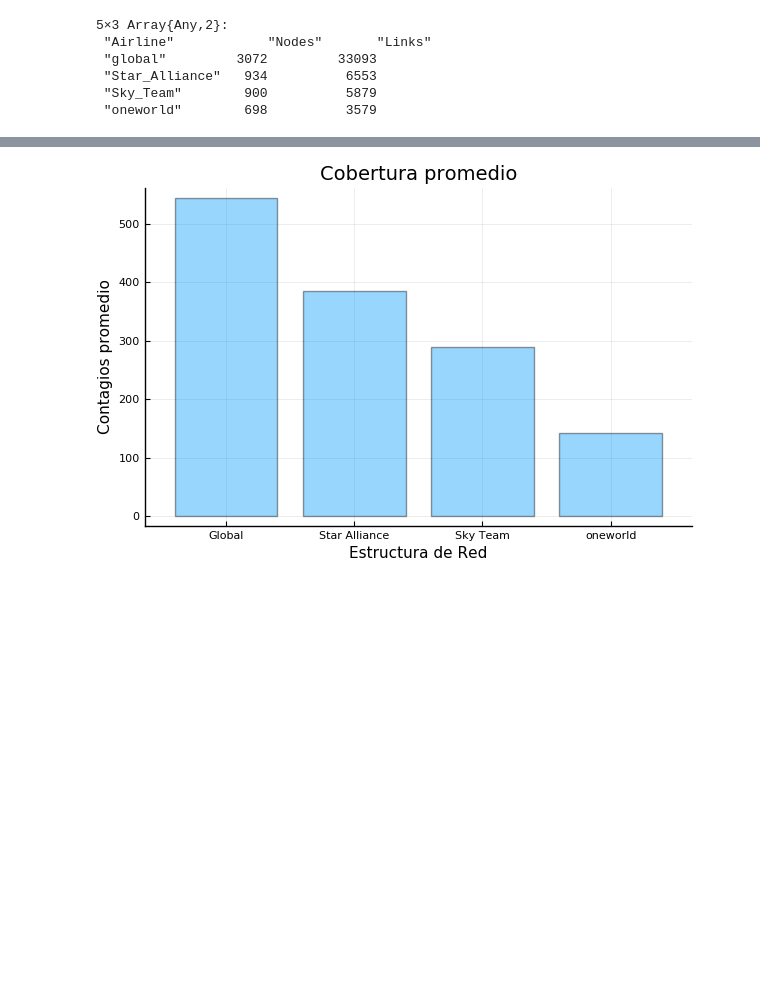
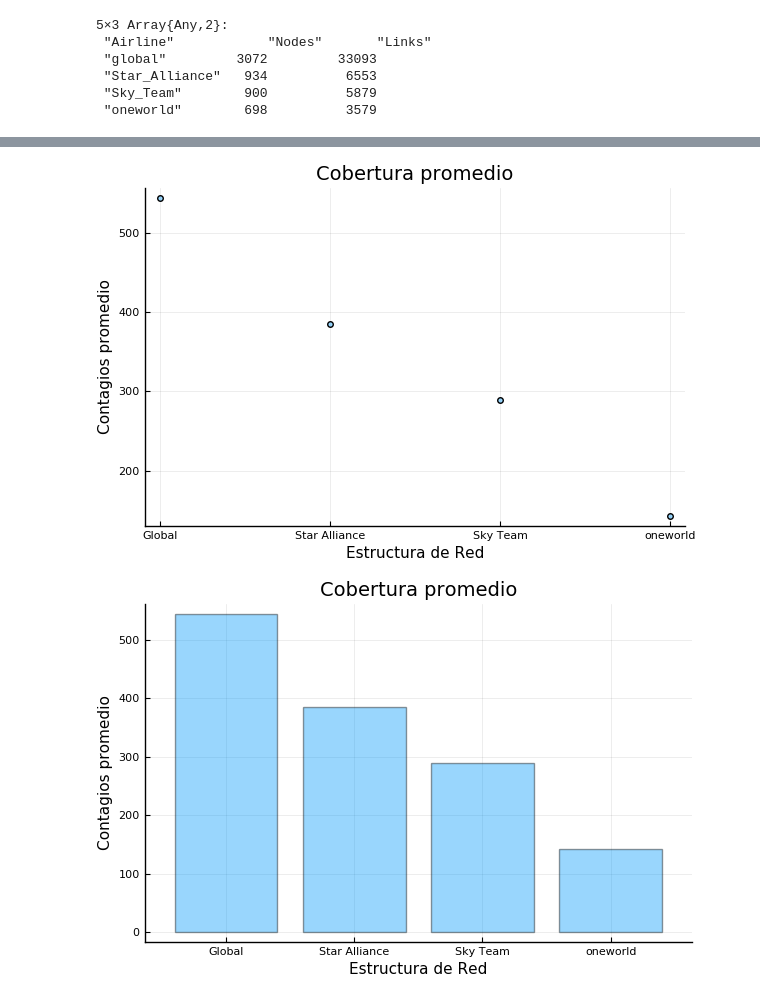
Before and after one commit to Yuriyama/Proyecto_aerolineas, a Jupyter notebook: Code/Analysis.ipynb, the cells around one changed output, grey strips where cells are left out. Saved outputs shown, nothing was run; the diff lists cells and outputs as text; code cells hidden in the pictures; blank space fills up the shorter version.

```diff
--- a/Code/Analysis.ipynb
+++ b/Code/Analysis.ipynb
@@ -144,6 +166,18 @@ layer_cov_G = readdlm("/Users/yuriko/Documents/UNAM/Tesis_Lic/RESULTADOS_SCRIPT/
 layer_cov_SA = readdlm("/Users/yuriko/Documents/UNAM/Tesis_Lic/RESULTADOS_SCRIPT/YURIKO_TESIS/Star_Alliance/cobertura/Star_Alliance_layer_coverage.csv", ',', Float64);
 layer_cov_OW = readdlm("/Users/yuriko/Documents/UNAM/Tesis_Lic/RESULTADOS_SCRIPT/YURIKO_TESIS/oneworld/cobertura/oneworld_layer_coverage.csv", ',', Float64);
 layer_cov_ST = readdlm("/Users/yuriko/Documents/UNAM/Tesis_Lic/RESULTADOS_SCRIPT/YURIKO_TESIS/Sky_Team/cobertura/Sky_Team_layer_coverage.csv", ',', Float64);
+# %%
+x = ["Global", "Star Alliance", "Sky Team", "oneworld"]
+y = [layer_cov_G[1], layer_cov_SA[1], layer_cov_ST[1], layer_cov_OW[1]]
+b = scatter(x, y,
+    #color = "#0f87bf",
+    title = "Cobertura promedio",
+    xlabel = "Estructura de Red",
+    ylabel = "Contagios promedio",
+    legend = false,
+    alpha = 0.4)
+# %% [output]
+[figure, added]
 # %%
 x = ["Global", "Star Alliance", "Sky Team", "oneworld"]
 y = [layer_cov_G[1], layer_cov_SA[1], layer_cov_ST[1], layer_cov_OW[1]]
```
Also changed, not shown: parts of 42 cells of this notebook.
